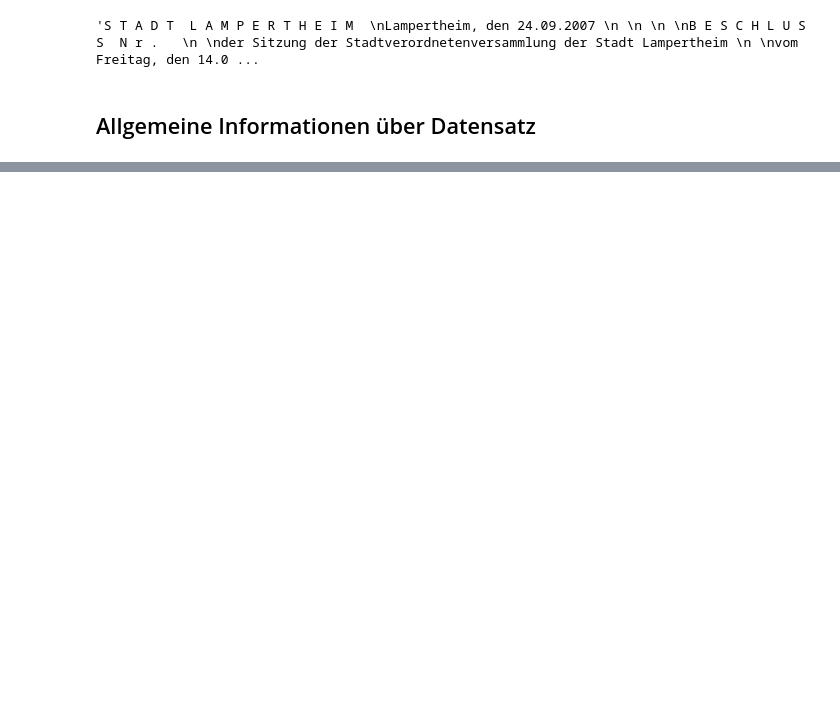
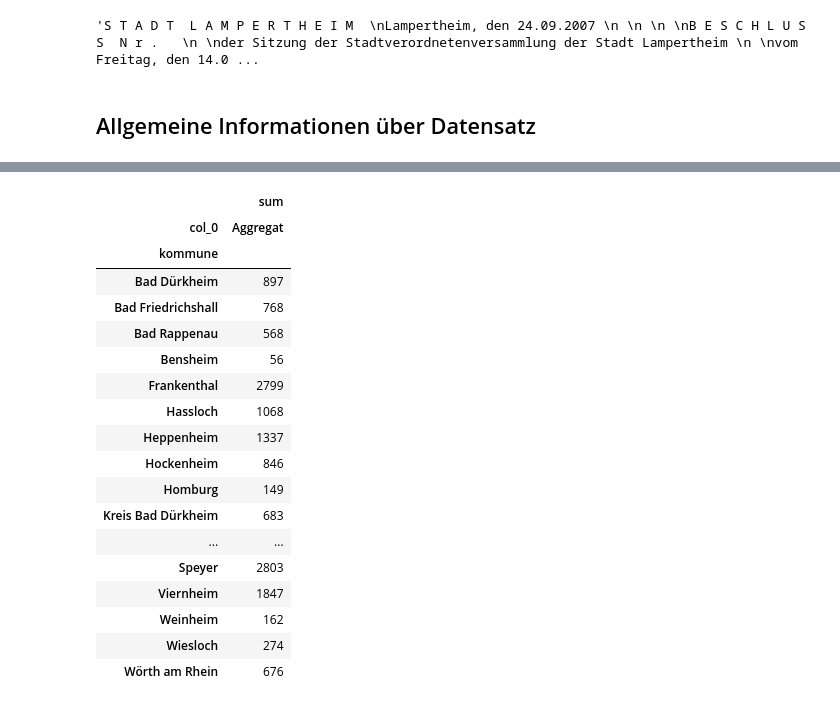
Before and after one commit to johanngrobe/masterthesis_code, a Jupyter notebook: text-mining/02_Daten_bearbeiten.ipynb, the cells around one changed output, grey strips where cells are left out. Drawn from its saved outputs; the diff is of its cells as text; code cells hidden in the pictures; blank space fills up the shorter version.

```diff
--- a/text-mining/02_Daten_bearbeiten.ipynb
+++ b/text-mining/02_Daten_bearbeiten.ipynb
@@ -141,0 +214,3 @@ df.groupby(['kommune']).agg({'date_print': [min, max]}).to_latex("../../latex/Ta
+# %%
+# Wenn es keinen Inhalt gibt, dann auslassen
+df = df[df['content'].notna()]
@@ -141,0 +253,22 @@ df.groupby(['kommune']).agg({'date_print': [min, max]}).to_latex("../../latex/Ta
+# %%
+pd.crosstab(index=df['kommune'], columns="Aggregat", values=df['verkehrsbezug'], aggfunc=[sum])
+# %% [output]
+|  | sum |
+| col_0 | Aggregat |
+| kommune |  |
+| Bad Dürkheim | 897 |
+| Bad Friedrichshall | 768 |
+| Bad Rappenau | 568 |
+| Bensheim | 56 |
+| Frankenthal | 2799 |
+| Hassloch | 1068 |
+| Heppenheim | 1337 |
+| Hockenheim | 846 |
+| Homburg | 149 |
+| Kreis Bad Dürkheim | 683 |
+| ... | ... |
+| Speyer | 2803 |
+| Viernheim | 1847 |
+| Weinheim | 162 |
+| Wiesloch | 274 |
+| Wörth am Rhein | 676 |
```
Also changed, not shown: parts of 20 cells of this notebook, 1 other file.
